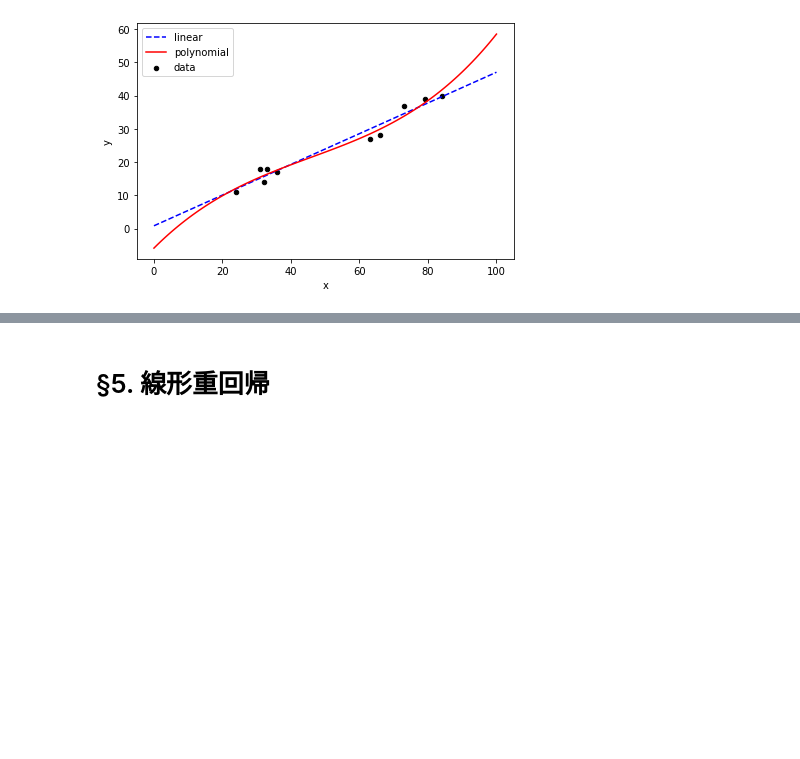
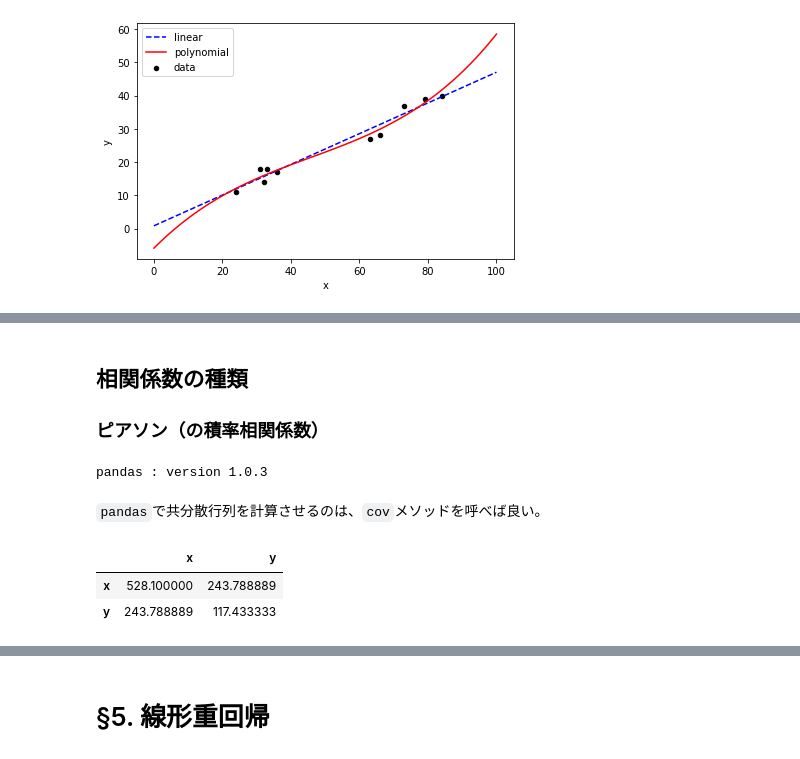
Before and after one commit to kabupen/stamp, a Jupyter notebook: books/mva/section1_regression.ipynb, the cells around one changed output, grey strips where cells are left out. Drawn from its saved outputs; the diff is of its cells as text; code cells hidden in the pictures; blank space fills up the shorter version.

```diff
--- a/books/mva/section1_regression.ipynb
+++ b/books/mva/section1_regression.ipynb
@@ -181,0 +194,26 @@ plt.show()
+# %% [markdown]
+## 相関係数の種類
+### ピアソン（の積率相関係数）
+# %%
+import pandas as pd
+print("pandas : version", pd.__version__)
+
+import numpy as np
+import matplotlib.pyplot as plt
+
+# 教科書通りに、index に x, y を割り振ると、処理が面倒 （途中で transpose しなければならない）
+# そのため、columns に x, y を割り振っている
+df = pd.DataFrame({
+          "x" :  [73, 63, 31, 24, 79, 84, 32, 33, 66, 36],
+          "y" : [37, 27, 18, 11, 39, 40, 14, 18, 28, 17]},
+)
+# %% [output]
+pandas : version 1.0.3
+# %% [markdown]
+`pandas`で共分散行列を計算させるのは、`cov`メソッドを呼べば良い。
+# %%
+df.cov()
+# %% [output]
+|  | x | y |
+| x | 528.100000 | 243.788889 |
+| y | 243.788889 | 117.433333 |
```
Also changed, not shown: parts of 14 cells of this notebook, 3 other files.
